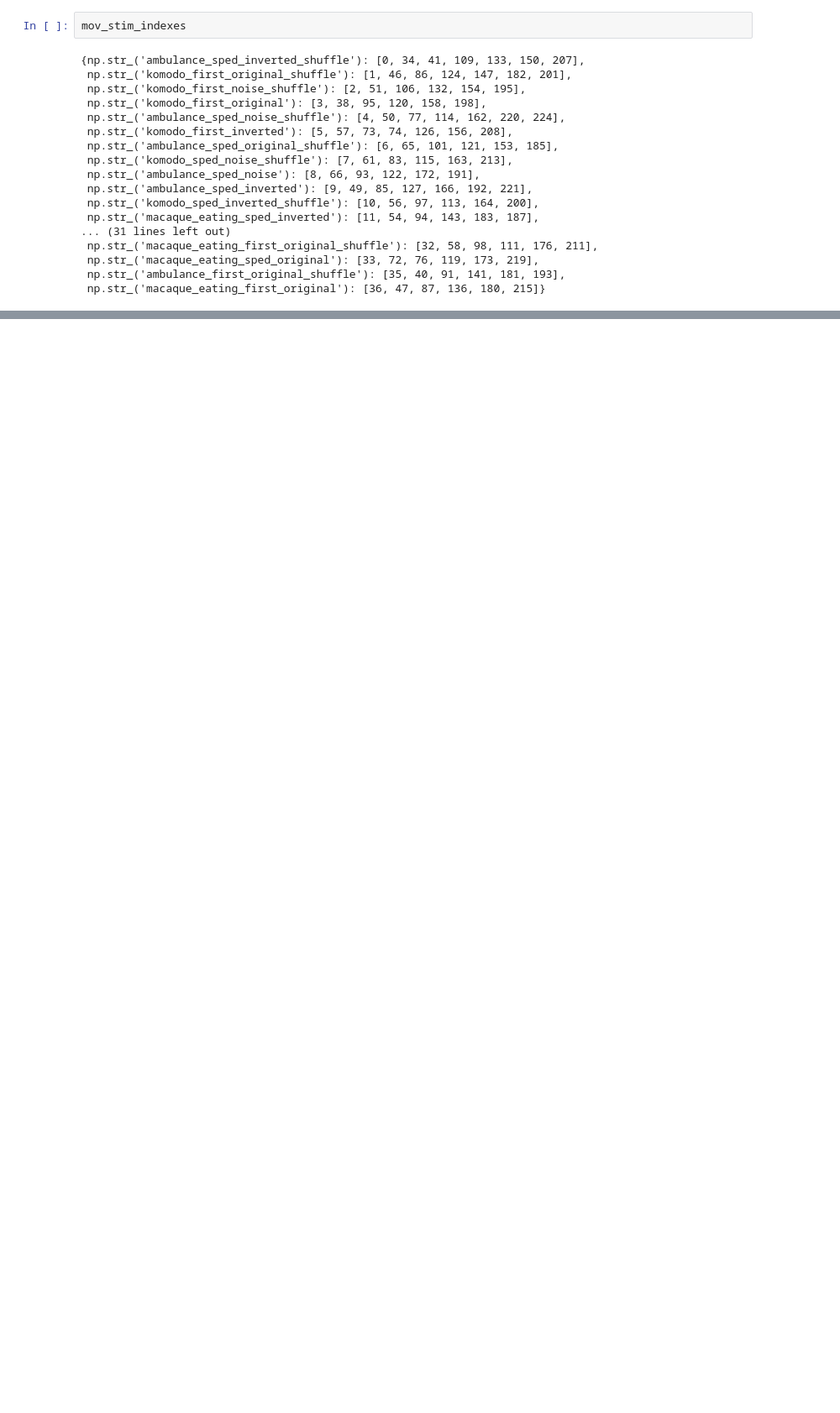
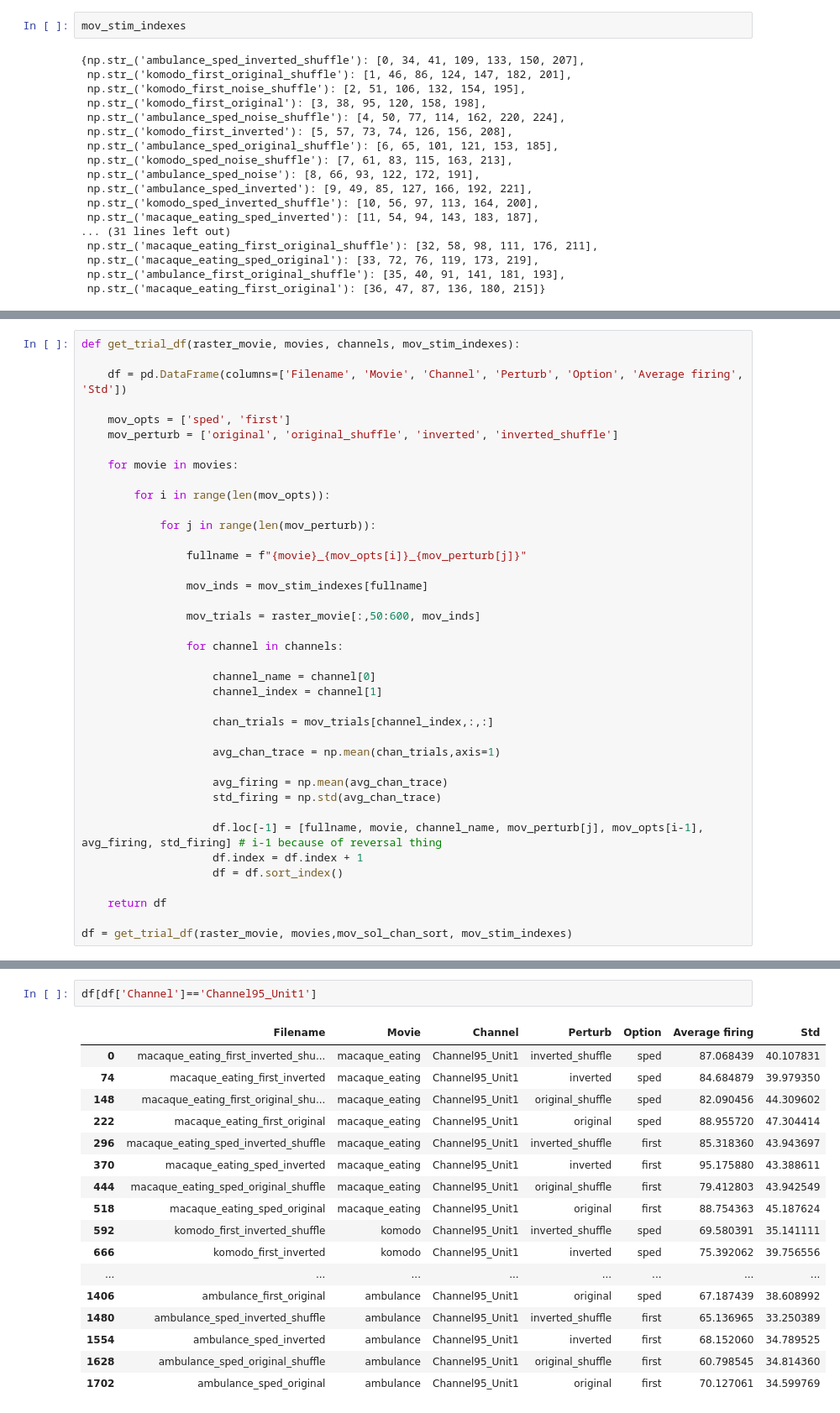
Before and after one commit to dysprague/Ponce_rotation, a Jupyter notebook: ephys_analyze.ipynb, the cells around one changed output, grey strips where cells are left out. Shown at 84% size. Cells and saved outputs as stored; diff of their text form; blank space fills up the shorter version.

```diff
--- a/ephys_analyze.ipynb
+++ b/ephys_analyze.ipynb
@@ -323,0 +473,39 @@ mov_stim_indexes
+# %%
+def get_trial_df(raster_movie, movies, channels, mov_stim_indexes):
+
+    df = pd.DataFrame(columns=['Filename', 'Movie', 'Channel', 'Perturb', 'Option', 'Average firing', 'Std'])
+
+    mov_opts = ['sped', 'first']
+    mov_perturb = ['original', 'original_shuffle', 'inverted', 'inverted_shuffle']
+
+    for movie in movies:
+
+        for i in range(len(mov_opts)):
+
+            for j in range(len(mov_perturb)):
+
+                fullname = f"{movie}_{mov_opts[i]}_{mov_perturb[j]}"
+
+                mov_inds = mov_stim_indexes[fullname]
+
+                mov_trials = raster_movie[:,50:600, mov_inds]
+
+                for channel in channels:
+
+                    channel_name = channel[0]
+                    channel_index = channel[1]
+
+                    chan_trials = mov_trials[channel_index,:,:]
+
+                    avg_chan_trace = np.mean(chan_trials,axis=1)
+
+                    avg_firing = np.mean(avg_chan_trace)
+                    std_firing = np.std(avg_chan_trace)
+
+                    df.loc[-1] = [fullname, movie, channel_name, mov_perturb[j], mov_opts[i-1], avg_firing, std_firing] # i-1 because of reversal thing
+                    df.index = df.index + 1
+                    df = df.sort_index()
+
+    return df
+
+df = get_trial_df(raster_movie, movies,mov_sol_chan_sort, mov_stim_indexes)
@@ -323,0 +515,20 @@ mov_stim_indexes
+# %%
+df[df['Channel']=='Channel95_Unit1']
+# %% [output]
+|  | Filename | Movie | Channel | Perturb | Option | Average firing | Std |
+| 0 | macaque_eating_first_inverted_shu... | macaque_eating | Channel95_Unit1 | inverted_shuffle | sped | 87.068439 | 40.107831 |
+| 74 | macaque_eating_first_inverted | macaque_eating | Channel95_Unit1 | inverted | sped | 84.684879 | 39.979350 |
+| 148 | macaque_eating_first_original_shu... | macaque_eating | Channel95_Unit1 | original_shuffle | sped | 82.090456 | 44.309602 |
+| 222 | macaque_eating_first_original | macaque_eating | Channel95_Unit1 | original | sped | 88.955720 | 47.304414 |
+| 296 | macaque_eating_sped_inverted_shuffle | macaque_eating | Channel95_Unit1 | inverted_shuffle | first | 85.318360 | 43.943697 |
+| 370 | macaque_eating_sped_inverted | macaque_eating | Channel95_Unit1 | inverted | first | 95.175880 | 43.388611 |
+| 444 | macaque_eating_sped_original_shuffle | macaque_eating | Channel95_Unit1 | original_shuffle | first | 79.412803 | 43.942549 |
+| 518 | macaque_eating_sped_original | macaque_eating | Channel95_Unit1 | original | first | 88.754363 | 45.187624 |
+| 592 | komodo_first_inverted_shuffle | komodo | Channel95_Unit1 | inverted_shuffle | sped | 69.580391 | 35.141111 |
+| 666 | komodo_first_inverted | komodo | Channel95_Unit1 | inverted | sped | 75.392062 | 39.756556 |
+| ... | ... | ... | ... | ... | ... | ... | ... |
+| 1406 | ambulance_first_original | ambulance | Channel95_Unit1 | original | sped | 67.187439 | 38.608992 |
+| 1480 | ambulance_sped_inverted_shuffle | ambulance | Channel95_Unit1 | inverted_shuffle | first | 65.136965 | 33.250389 |
+| 1554 | ambulance_sped_inverted | ambulance | Channel95_Unit1 | inverted | first | 68.152060 | 34.789525 |
+| 1628 | ambulance_sped_original_shuffle | ambulance | Channel95_Unit1 | original_shuffle | first | 60.798545 | 34.814360 |
+| 1702 | ambulance_sped_original | ambulance | Channel95_Unit1 | original | first | 70.127061 | 34.599769 |
```
Also changed, not shown: parts of 27 cells of this notebook, 3 other files.
